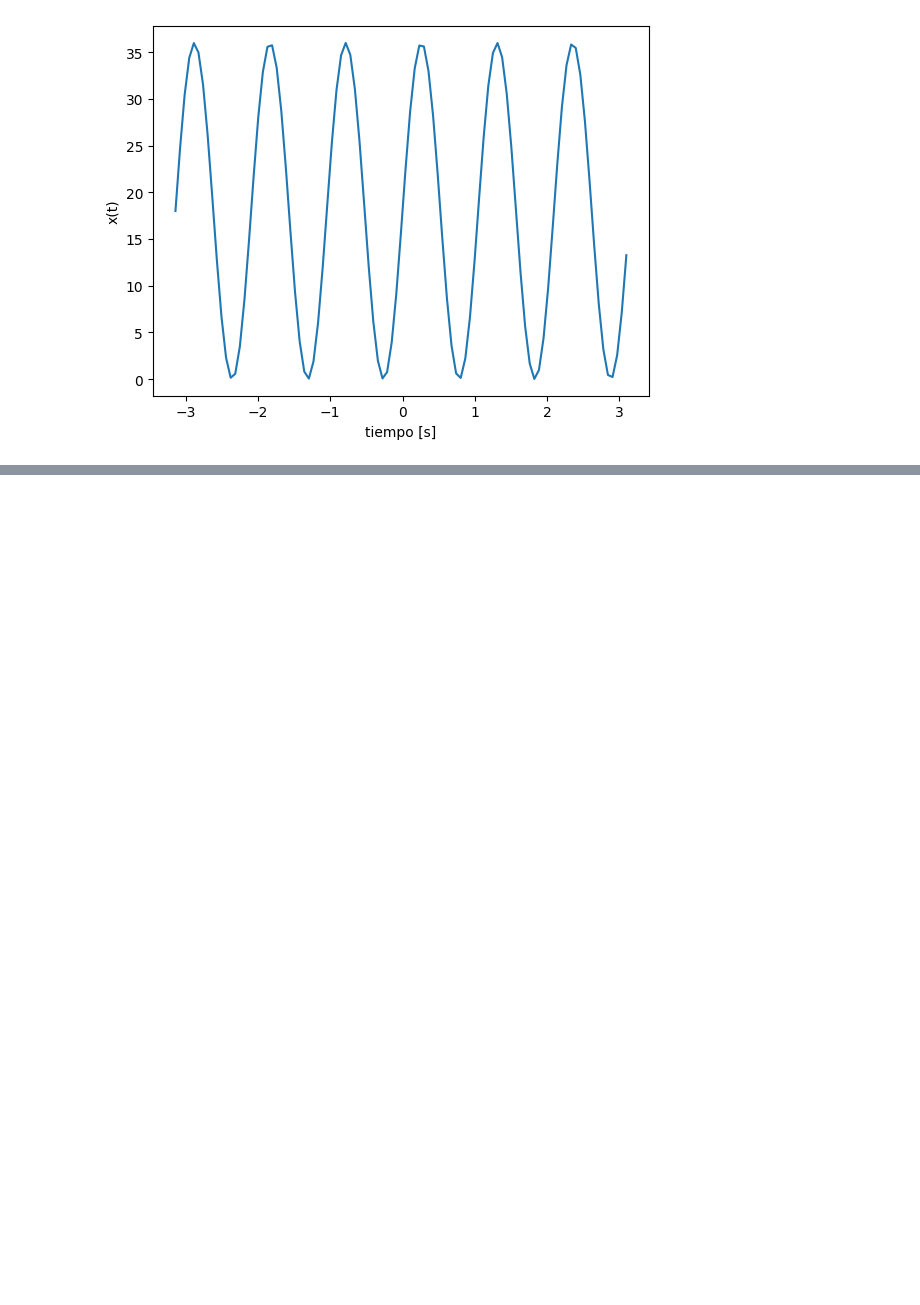
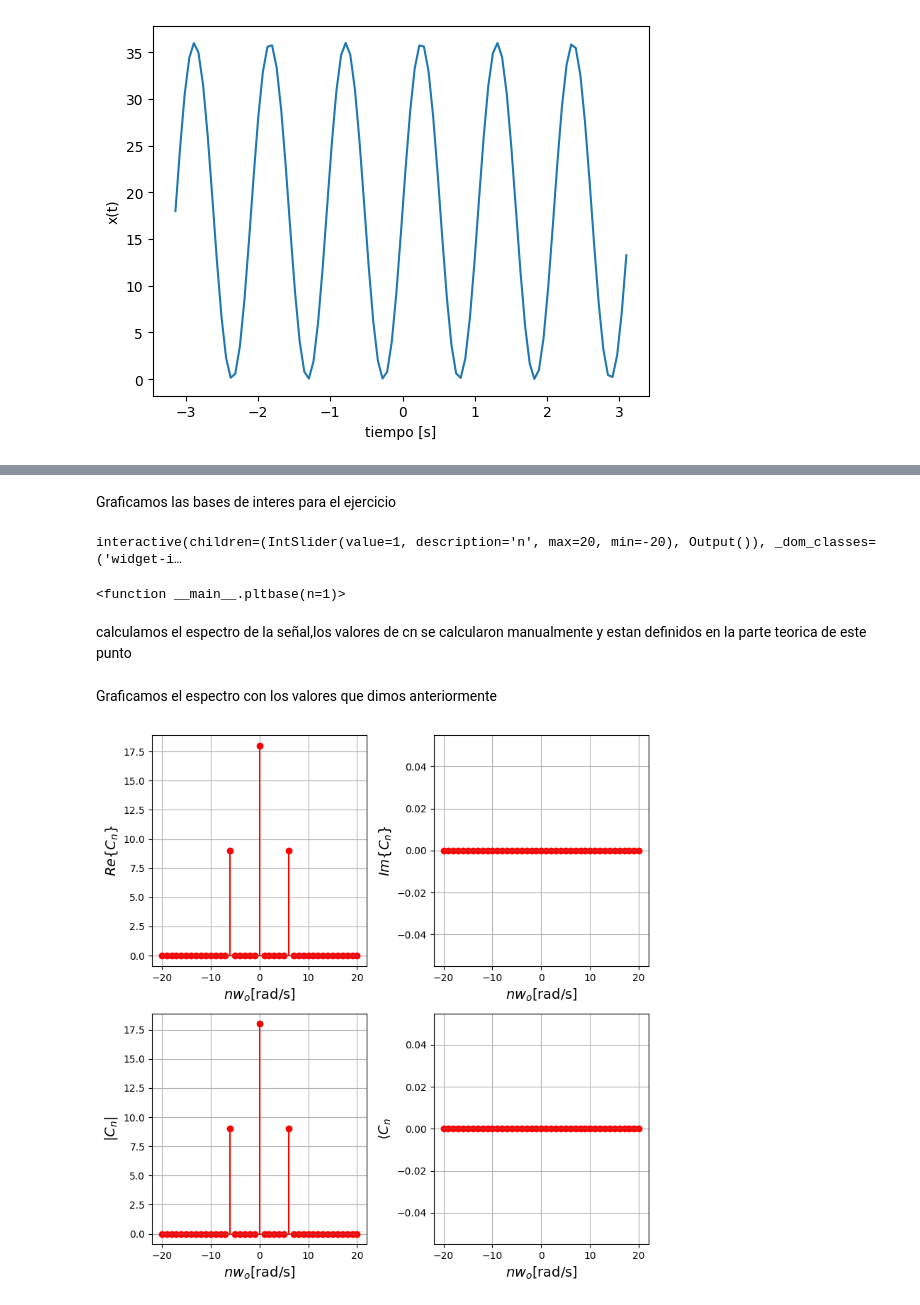
Before and after one commit to Elcejas77/Ejercicios, a Jupyter notebook: ArboledaDiego_Parcial2_2023.ipynb, the cells around one changed output, grey strips where cells are left out. Drawn from its saved outputs; the diff is of its cells as text; code cells hidden in the pictures; blank space fills up the shorter version.

```diff
--- a/ArboledaDiego_Parcial2_2023.ipynb
+++ b/ArboledaDiego_Parcial2_2023.ipynb
@@ -24,0 +35,70 @@ Fo= 1.5707963267948966
+# %%
+T = tf - ti #intervalo de interés
+N = 20 #número armonicos a simular
+wo = 2*np.pi/T # frecuencia fundamental
+# definir bases
+phin = np.zeros((len(tv),2*N+1),dtype=np.complex_)#crear matriz para guardar bases
+for n in range(-N,N+1,1):
+    phin[:,n+N] = np.exp(1j*n*wo*tv)#base de fourier en el intervalo de interés
+# %% [markdown]
+Graficamos las bases de interes para el ejercicio
+# %%
+from ipywidgets import interact,IntSlider
+
+def pltbase(n=1):
+    plt.plot(tv,np.real(phin[:,int(n+N)]),label="Re{$\phi_n$(t)}")
+    plt.xlabel("t[s]",fontsize = 14)
+    plt.ylabel("$\phi_n$(t)",fontsize = 14)
+    plt.plot(tv,np.imag(phin[:,int(n+N)]),label="Im{$\phi_n$(t)}")
+    plt.grid()
+    plt.legend()
+    plt.show()
+    return
+interact(pltbase,n=(-N,N,1))
+# %% [output]
+interactive(children=(IntSlider(value=1, description='n', max=20, min=-20), Output()), _dom_classes=('widget-i…
+<function __main__.pltbase(n=1)>
+# %% [markdown]
+calculamos el espectro de la señal,los valores de cn se calcularon manualmente y estan definidos en la parte teorica de este punto
+# %%
+cn = np.zeros(2*N+1,dtype=np.complex_)
+nv = np.linspace(-N, N, 2*N+1) #vector armónicos
+cn[N] = 18 # nivel dc C_0
+cn[N-6] = 9 #armónico -6
+cn[N+6] = 9 #armónico +6
+# %% [markdown]
+Graficamos el espectro con los valores que dimos anteriormente
+# %%
+#graficar espectro
+fig = plt.figure(figsize=(8,8))
+plt.subplot(2,2,1)
+plt.stem(nv, np.real(cn), 'r')
+plt.xlabel(r'$nw_o$[rad/s]',fontsize = 14)
+plt.ylabel(r'$Re\{C_n\}$',fontsize = 14)
+plt.axis('tight')
+plt.grid()
+
+plt.subplot(2,2,2)
+plt.stem(nv, np.imag(cn), 'r')
+plt.xlabel(r'$nw_o$[rad/s]',fontsize = 14)
+plt.ylabel(r'$Im\{C_n\}$',fontsize = 14)
+plt.axis('tight')
+plt.grid()
+
+plt.subplot(2,2,3)
+plt.stem(nv, abs(cn), 'r')#magnitud del espectro
+plt.xlabel(r'$nw_o$[rad/s]',fontsize = 14)
+plt.ylabel(r'$|C_n|$',fontsize = 14)
+plt.axis('tight')
+plt.grid()
+
+plt.subplot(2,2,4)
+plt.stem(nv, np.angle(cn), 'r')#fase del espectro
+plt.xlabel(r'$nw_o$[rad/s]',fontsize = 14)
+plt.ylabel(r'$\langle C_n$',fontsize = 14)
+plt.axis('tight')
+plt.grid()
+
+fig.tight_layout()
+# %% [output]
+[figure, added]
```
Also changed, not shown: parts of 7 cells of this notebook.
